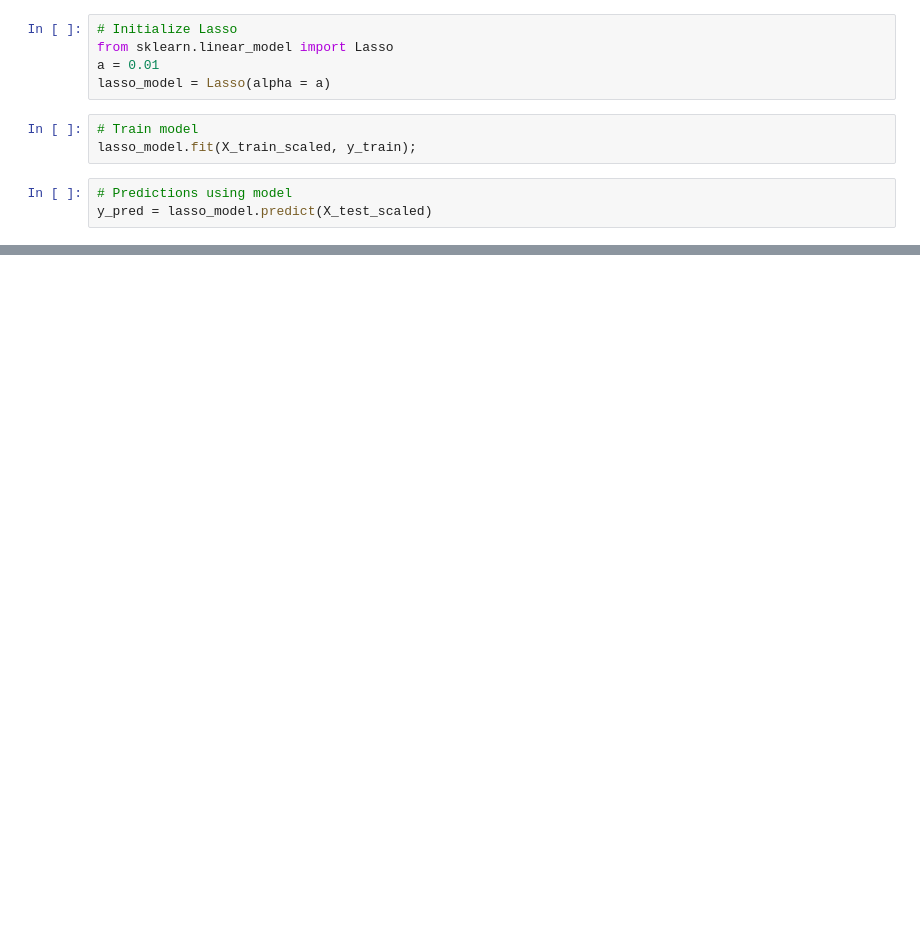
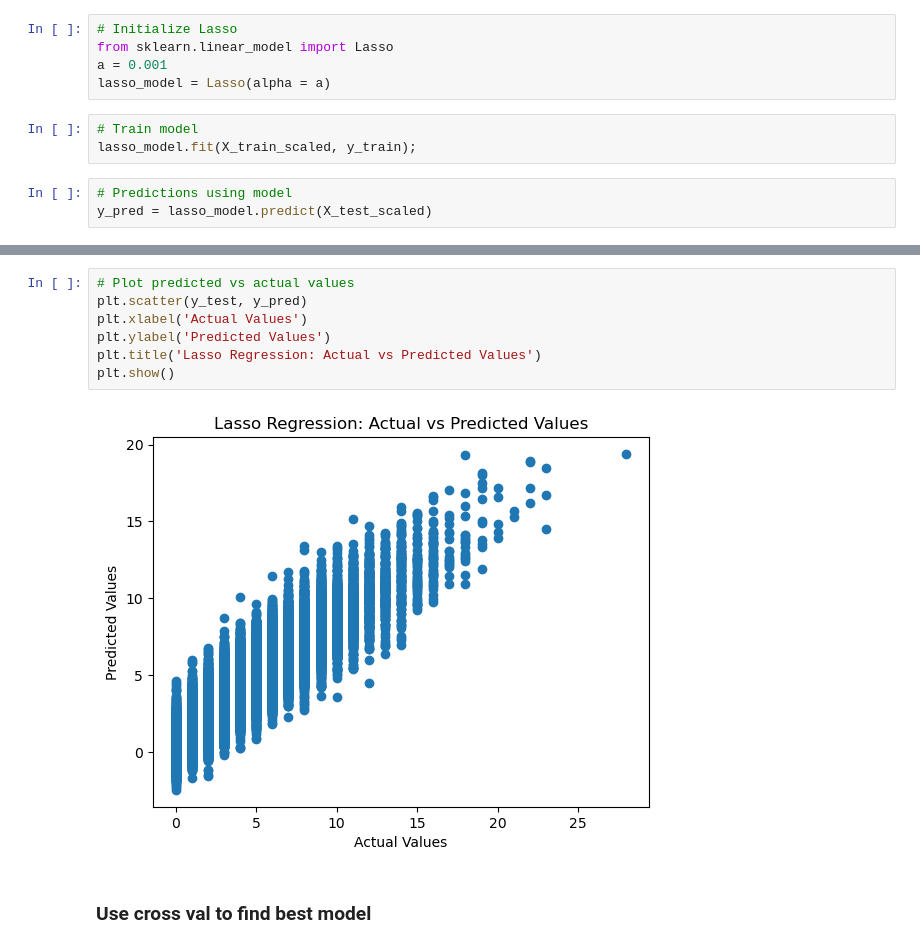
Before and after one commit to knowabee/baseball, a Jupyter notebook: Lasso Regression.ipynb, the cells around one changed output, grey strips where cells are left out. Saved outputs shown, nothing was run; the diff lists cells and outputs as text; blank space fills up the shorter version.

```diff
--- a/Lasso Regression.ipynb
+++ b/Lasso Regression.ipynb
@@ -78,7 +78,7 @@ X_test_scaled = scaler.transform(X_test)
 # %%
 # Initialize Lasso
 from sklearn.linear_model import Lasso
-a = 0.01
+a = 0.001
 lasso_model = Lasso(alpha = a)
 # %%
 # Train model
@@ -120,0 +121,11 @@ print(coefficients)
+# %%
+# Plot predicted vs actual values
+plt.scatter(y_test, y_pred)
+plt.xlabel('Actual Values')
+plt.ylabel('Predicted Values')
+plt.title('Lasso Regression: Actual vs Predicted Values')
+plt.show()
+# %% [output]
+[figure, added]
+# %% [markdown]
+### Use cross val to find best model
```
Also changed, not shown: parts of 6 cells of this notebook, 3 other files.
